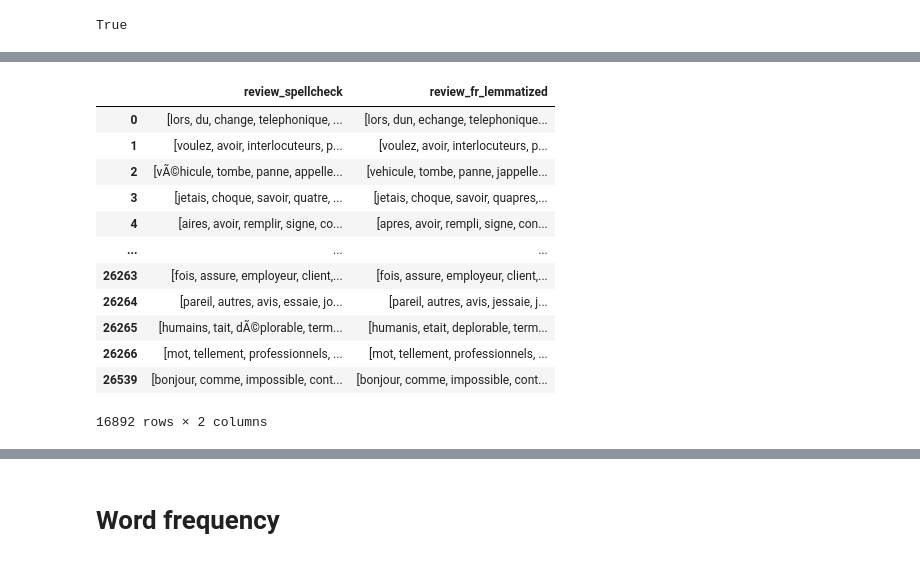
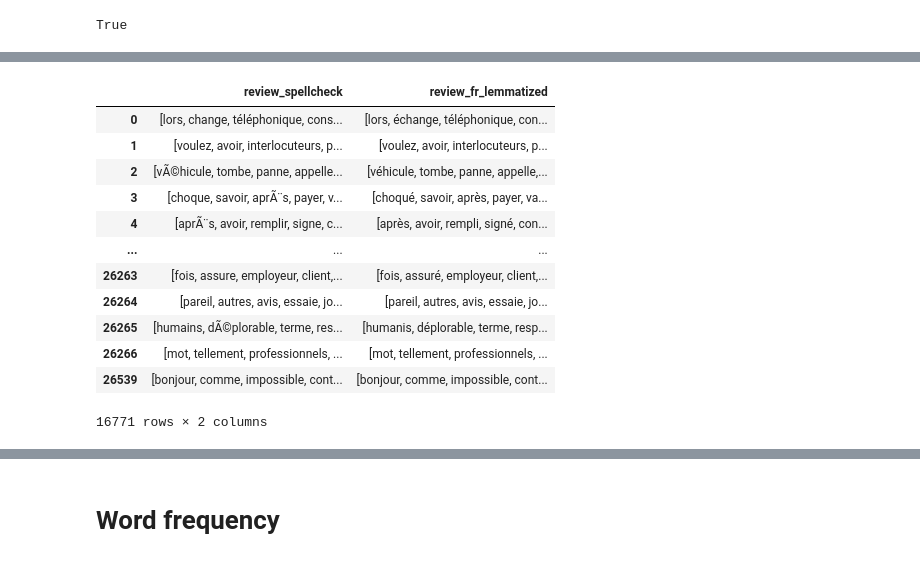
Before and after one commit to LisaLOUNIS/NLP, a Jupyter notebook: project2.ipynb, the cells around one changed output, grey strips where cells are left out. Saved outputs shown, nothing was run; the diff lists cells and outputs as text; code cells hidden in the pictures.

```diff
--- a/project2.ipynb
+++ b/project2.ipynb
@@ -1,17 +1,3 @@
-# %%
-folder_path = 'data'
-# !pip install openpyxl
-
-all_dataframes = []
-
-# Parcourir tous les fichiers dans le dossier
-for filename in os.listdir(folder_path):
-    if filename.endswith('.xlsx'):
-        file_path = os.path.join(folder_path, filename)
-        df = pd.read_excel(file_path)
-        all_dataframes.append(df)
-
-all_data = pd.concat(all_dataframes, ignore_index=True)
 # %% [markdown]
 # Opinion assurances - library import
 # %%
@@ -702,19 +670,16 @@ string.punctuation
 # %%
-def preprocess_text_fr(df, text_column):
+def preprocess_text_fr(df2, text_column):
+    df = df2.copy()
 
-    # Ensure the column is a string type
-    df[text_column] = df[text_column].fillna("").astype(str)
-
-    df[text_column] = df[text_column].apply(unidecode)
-
-    df[text_column] = df[text_column].replace("'", " ")
+    df['transformed'] = df[text_column].fillna("").astype(str)
+    df['transformed'] = df['transformed'].str.replace("'", " ")
 
     # Basic text cleaning
-    df[text_column] = df[text_column].str.lower().str.translate(str.maketrans('', '', string.punctuation))
+    df['transformed'] = df['transformed'].str.lower().str.translate(str.maketrans('', '', string.punctuation))
 
     # Remove stopwords
     stop_words = set(stopwords.words('french'))
-    df['review_fr_no_stopwords'] = df[text_column].apply(lambda x: ' '.join([word for word in x.split() if word not in stop_words and len(word)>2]))
+    df['review_fr_no_stopwords'] = df['transformed'].apply(lambda x: ' '.join([word for word in x.split() if word not in stop_words and len(word)>2]))
 
     # Tokenization
     df['review_fr_tokenized'] = df['review_fr_no_stopwords'].apply(lambda x: word_tokenize(x))
@@ -750,16 +699,16 @@ all_data[['review_spellcheck', 'review_fr_lemmatized']]
 # %%
-all_data[all_data['review_spellcheck']!=all_data['review_fr_lemmatized']][['review_spellcheck', 'review_fr_lemmatized']]
+dffr[dffr['review_spellcheck']!=dffr['review_fr_lemmatized']][['review_spellcheck', 'review_fr_lemmatized']]
 # %% [output]
 |  | review_spellcheck | review_fr_lemmatized |
-| 0 | [lors, du, change, telephonique, ... | [lors, dun, echange, telephonique... |
+| 0 | [lors, change, téléphonique, cons... | [lors, échange, téléphonique, con... |
 | 1 | [voulez, avoir, interlocuteurs, p... | [voulez, avoir, interlocuteurs, p... |
-| 2 | [vÃ©hicule, tombe, panne, appelle... | [vehicule, tombe, panne, jappelle... |
-| 3 | [jetais, choque, savoir, quatre, ... | [jetais, choque, savoir, quapres,... |
-| 4 | [aires, avoir, remplir, signe, co... | [apres, avoir, rempli, signe, con... |
+| 2 | [vÃ©hicule, tombe, panne, appelle... | [véhicule, tombe, panne, appelle,... |
+| 3 | [choque, savoir, aprÃ¨s, payer, v... | [choqué, savoir, après, payer, va... |
+| 4 | [aprÃ¨s, avoir, remplir, signe, c... | [après, avoir, rempli, signé, con... |
 | ... | ... | ... |
-| 26263 | [fois, assure, employeur, client,... | [fois, assure, employeur, client,... |
-| 26264 | [pareil, autres, avis, essaie, jo... | [pareil, autres, avis, jessaie, j... |
-| 26265 | [humains, tait, dÃ©plorable, term... | [humanis, etait, deplorable, term... |
+| 26263 | [fois, assure, employeur, client,... | [fois, assuré, employeur, client,... |
+| 26264 | [pareil, autres, avis, essaie, jo... | [pareil, autres, avis, essaie, jo... |
+| 26265 | [humains, dÃ©plorable, terme, res... | [humanis, déplorable, terme, resp... |
 | 26266 | [mot, tellement, professionnels, ... | [mot, tellement, professionnels, ... |
 | 26539 | [bonjour, comme, impossible, cont... | [bonjour, comme, impossible, cont... |
-16892 rows × 2 columns
+16771 rows × 2 columns
```
Also changed, not shown: parts of 16 cells of this notebook, 2 other files.
